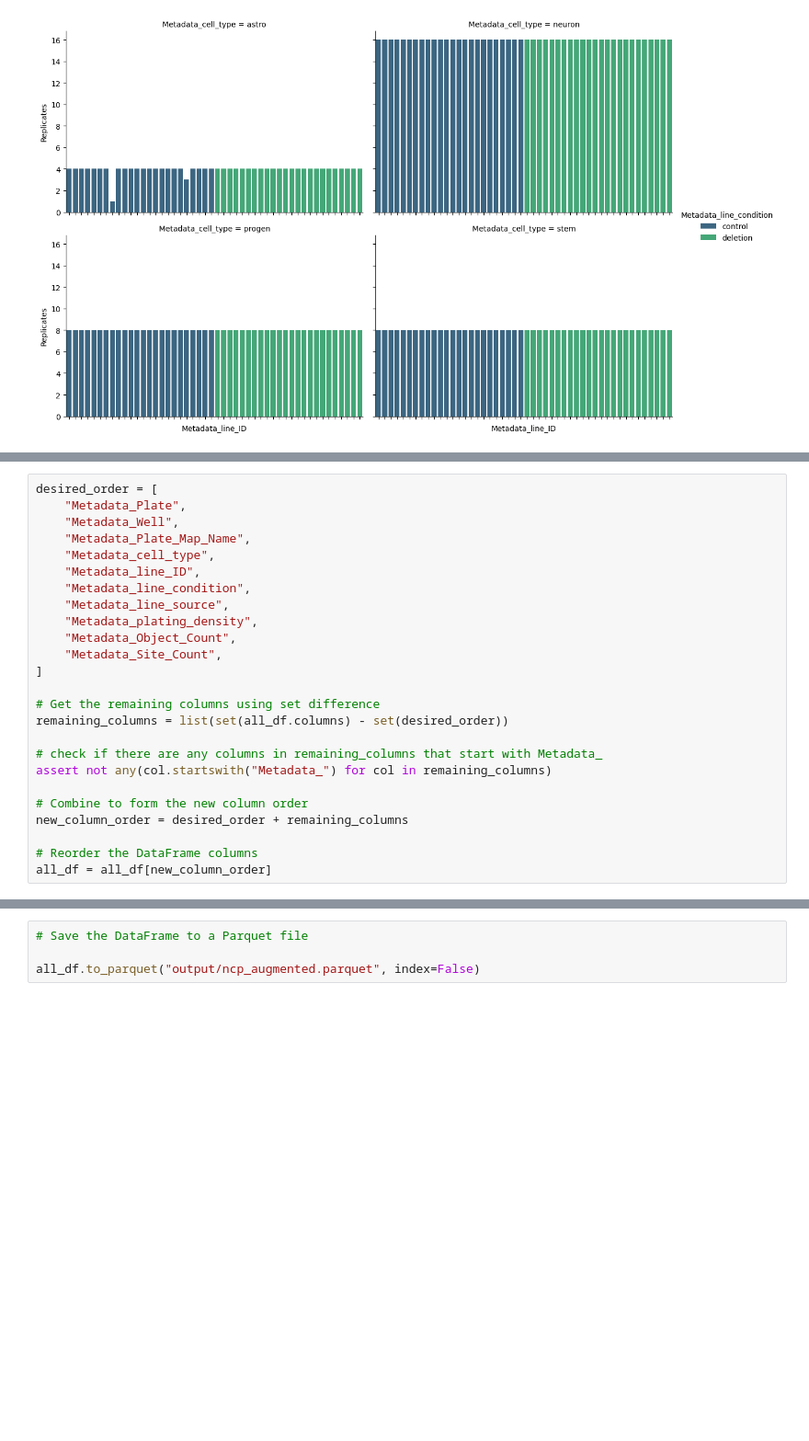
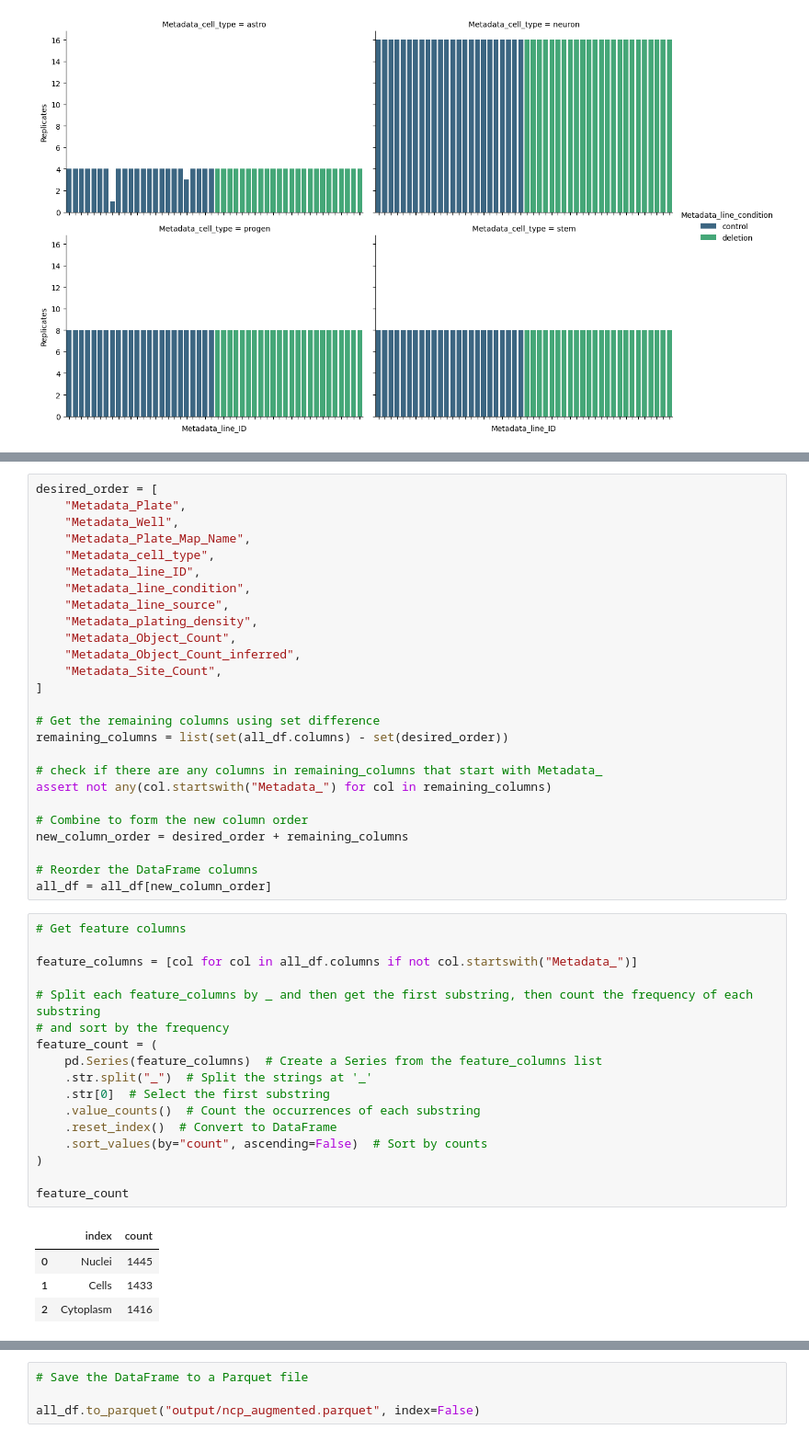
Before and after one commit to broadinstitute/NeuroPainting, a Jupyter notebook: 5.reanalysis/1.load-data.ipynb, the cells around one changed output, grey strips where cells are left out. Shown at 92% size. Saved outputs shown, nothing was run; the diff lists cells and outputs as text; blank space fills up the shorter version.

```diff
--- a/5.reanalysis/1.load-data.ipynb
+++ b/5.reanalysis/1.load-data.ipynb
@@ -370,6 +476,7 @@ desired_order = [
     "Metadata_line_source",
     "Metadata_plating_density",
     "Metadata_Object_Count",
+    "Metadata_Object_Count_inferred",
     "Metadata_Site_Count",
 ]
 
@@ -384,3 +491,25 @@ new_column_order = desired_order + remaining_columns
 
 # Reorder the DataFrame columns
 all_df = all_df[new_column_order]
+# %%
+# Get feature columns
+
+feature_columns = [col for col in all_df.columns if not col.startswith("Metadata_")]
+
+# Split each feature_columns by _ and then get the first substring, then count the frequency of each substring
+# and sort by the frequency
+feature_count = (
+    pd.Series(feature_columns)  # Create a Series from the feature_columns list
+    .str.split("_")  # Split the strings at '_'
+    .str[0]  # Select the first substring
+    .value_counts()  # Count the occurrences of each substring
+    .reset_index()  # Convert to DataFrame
+    .sort_values(by="count", ascending=False)  # Sort by counts
+)
+
+feature_count
+# %% [output]
+|  | index | count |
+| 0 | Nuclei | 1445 |
+| 1 | Cells | 1433 |
+| 2 | Cytoplasm | 1416 |
```
Also changed, not shown: parts of 8 cells of this notebook, 2 other files.
